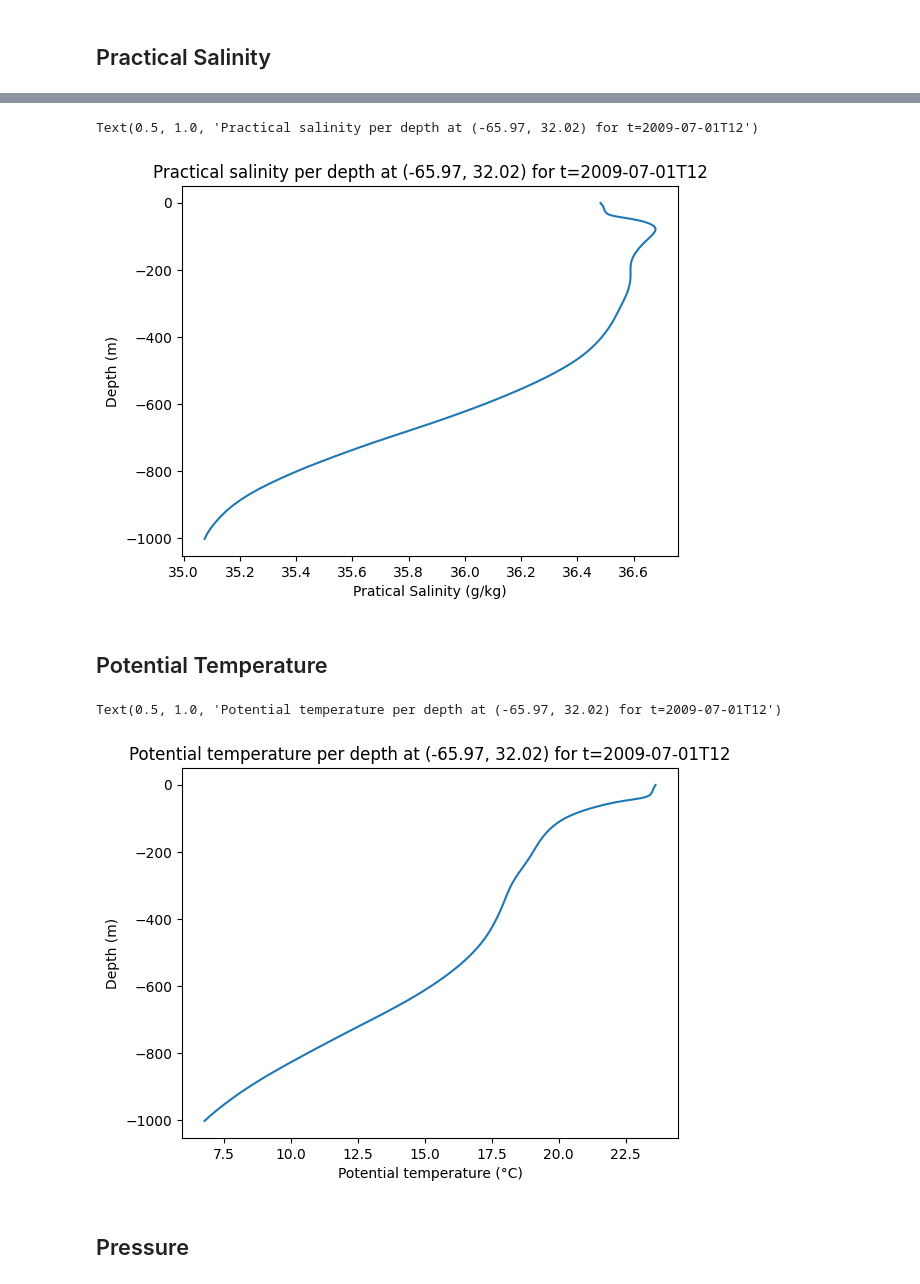
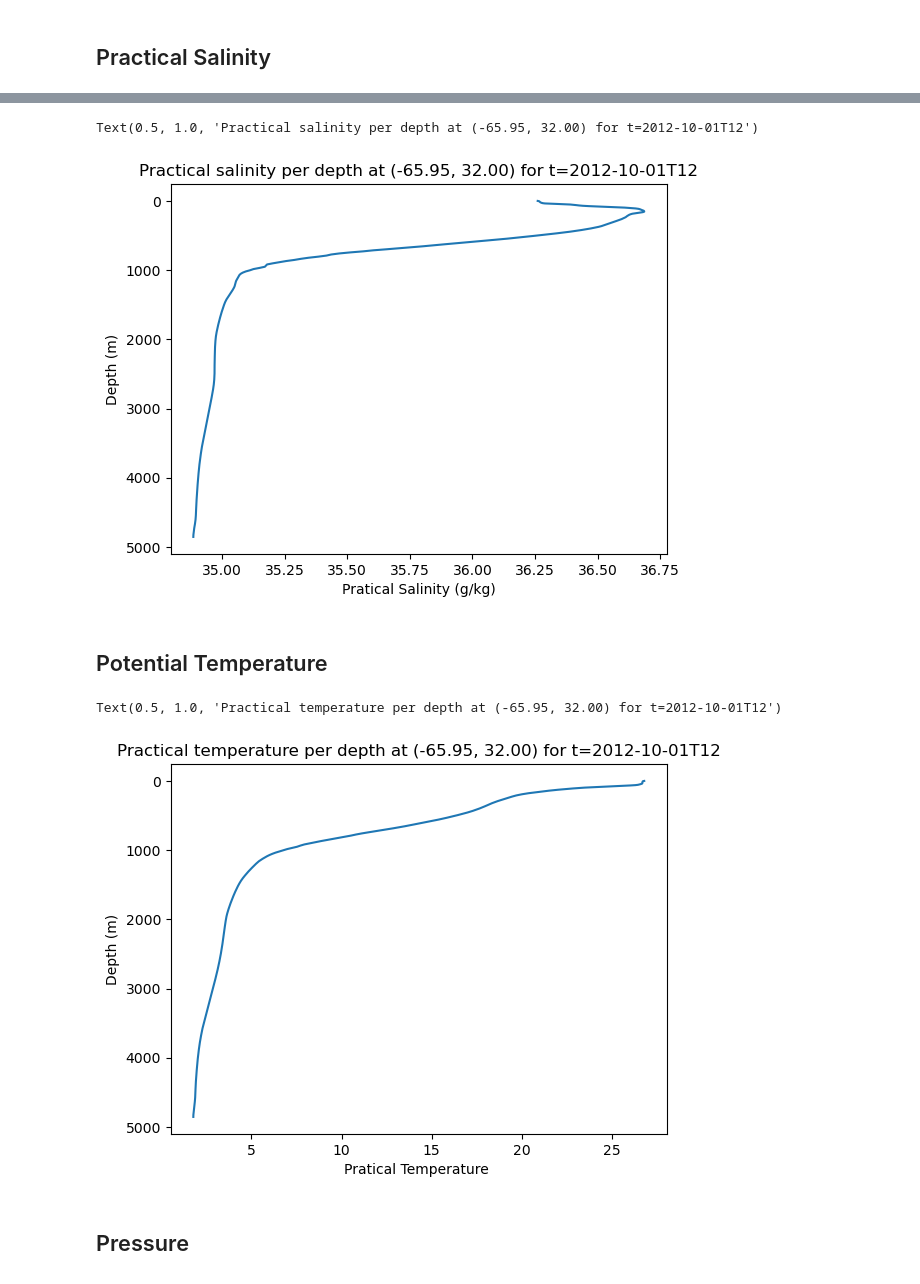
Before and after one commit to CIA-Oceanix/FASCINATION, a Jupyter notebook: notebooks/dev/data.ipynb, the cells around one changed output, grey strips where cells are left out. Cells and saved outputs as stored; diff of their text form; code cells hidden in the pictures.

```diff
--- a/notebooks/dev/data.ipynb
+++ b/notebooks/dev/data.ipynb
@@ -18,5 +14,5 @@ ModuleNotFoundError: No module named 'gsw'
 # %%
-s = xr.open_dataset('/DATASET/eNATL/eNATL60_BLB002_degraded_vosaline.nc') #loading temp data
-t = xr.open_dataset('/DATASET/eNATL/eNATL60_BLB002_degraded_votemper.nc') #loading salinity data
-c = xr.open_dataset('/DATASET/eNATL/eNATL60_BLB002_sound_speed_0_1000m_regrid.nc') #loading celerity data
+t = xr.open_dataarray("/Odyssey/public/natl60/raw/NATL60GULF-CJM165_degraded_votemper_regrid.nc") #loading temp data
+s = xr.open_dataarray("/Odyssey/public/natl60/raw/NATL60GULF-CJM165_degraded_vosaline_regrid.nc") #loading salinity data
+c = xr.open_dataarray("/Odyssey/public/natl60/celerity/NATL60GULF-CJM165_sound_speed_regrid_0_botm.nc") #loading celerity data
 ##! Consider the regrid issue, outliers incorporation
@@ -120,25 +103,27 @@ Text(0.5, 0, 'points')
 # %%
-prac_sal = s.degraded_vosaline.values[i_time,:,i_lon,i_lat]
+s_prof = s.isel(time=0, lat=0, lon=0).values
 
-plt.plot(prac_sal,-s.z)
+plt.plot(s_prof,s.z.values)
+plt.gca().invert_yaxis()  # Invert y-axis to have depth increasing downwards
 plt.ylabel("Depth (m)")
 plt.xlabel("Pratical Salinity (g/kg)")
-plt.title(f"Practical salinity per depth at ({s.nav_lon.values[0,i_lat]:.2f}, {s.nav_lat.values[0,i_lat]:.2f}) for t={s.time_counter.values[i_time].astype('datetime64[h]')}")
+plt.title(f"Practical salinity per depth at ({s.lon.values[0]:.2f}, {s.lat.values[0]:.2f}) for t={s.time.values[0].astype('datetime64[h]')}")
 # %% [output]
-Text(0.5, 1.0, 'Practical salinity per depth at (-65.97, 32.02) for t=2009-07-01T12')
+Text(0.5, 1.0, 'Practical salinity per depth at (-65.95, 32.00) for t=2012-10-01T12')
-[figure, old version]
+[figure, new version]
 # %% [markdown]
 ## Potential Temperature
 # %%
-temp = t.degraded_votemper.values[i_time,:,i_lon,i_lat]
+t_prof = t.isel(time=0, lat=0, lon=0).values
 
-plt.plot(temp,-t.z)
+plt.plot(t_prof,t.z.values)
+plt.gca().invert_yaxis()  # Invert y-axis to have depth increasing downwards
 plt.ylabel("Depth (m)")
-plt.xlabel("Potential temperature (°C)")
-plt.title(f"Potential temperature per depth at ({t.nav_lon.values[0,i_lat]:.2f}, {t.nav_lat.values[0,i_lat]:.2f}) for t={t.time_counter.values[i_time].astype('datetime64[h]')}")
+plt.xlabel("Pratical Temperature ")
+plt.title(f"Practical temperature per depth at ({t.lon.values[0]:.2f}, {t.lat.values[0]:.2f}) for t={t.time.values[0].astype('datetime64[h]')}")
 # %% [output]
-Text(0.5, 1.0, 'Potential temperature per depth at (-65.97, 32.02) for t=2009-07-01T12')
+Text(0.5, 1.0, 'Practical temperature per depth at (-65.95, 32.00) for t=2012-10-01T12')
-[figure, old version]
+[figure, new version]
 # %% [markdown]
 ## Pressure
 # %%
```
Also changed, not shown: parts of 6 cells of this notebook, 35 other files.
